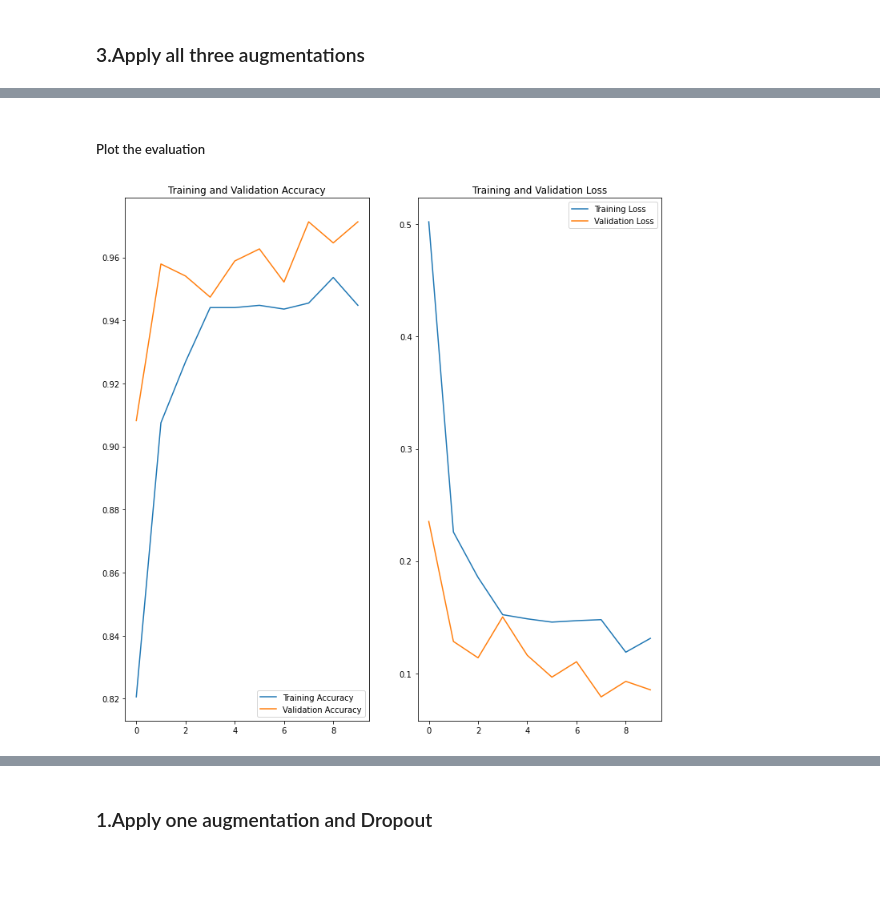
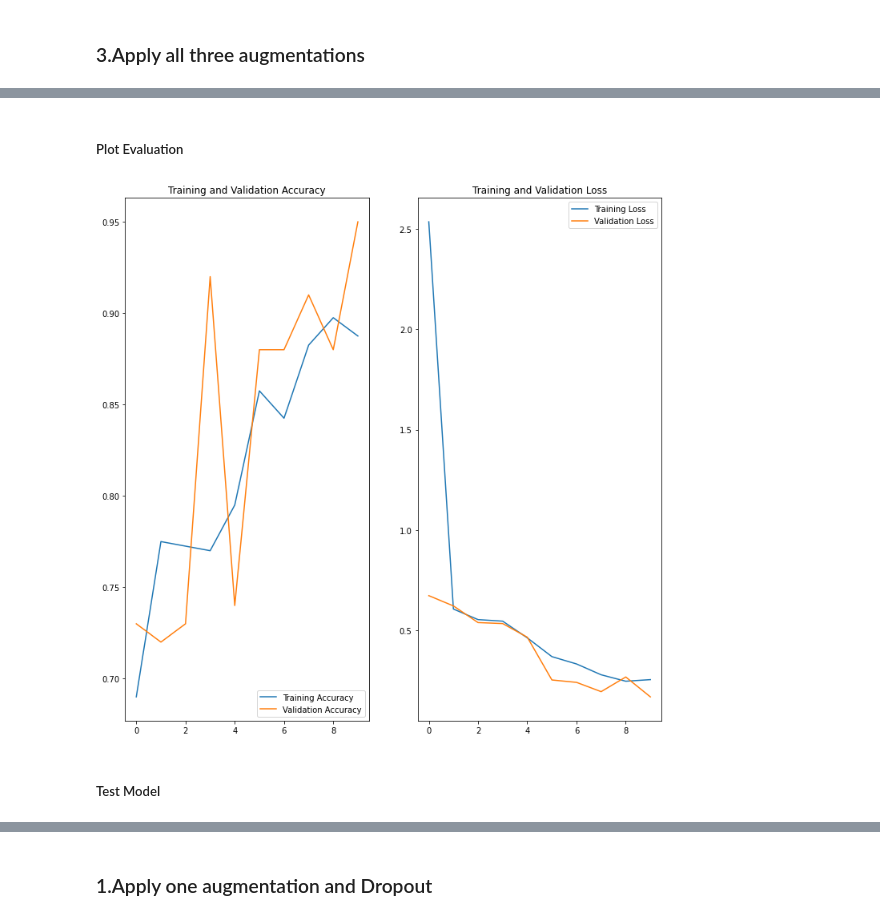
Before and after one commit to jooyeongkang/detection-pneumonia, a Jupyter notebook: ChestXRay_Pneumonia.ipynb, the cells around one changed output, grey strips where cells are left out. Cells and saved outputs as stored; diff of their text form; code cells hidden in the pictures; blank space fills up the shorter version.

```diff
--- a/ChestXRay_Pneumonia.ipynb
+++ b/ChestXRay_Pneumonia.ipynb
@@ -153,0 +183,13 @@ Using 1046 files for validation.
+# %%
+dt_train = tf.keras.preprocessing.image_dataset_from_directory(
+    directory=dir_dt_train,
+    labels='inferred',
+    label_mode='int',
+    class_names=None,
+    color_mode='grayscale', # Option: rgb
+    batch_size=batch_size,
+    image_size=(img_height, img_width),
+    shuffle=True,
+    seed=123,
+    validation_split= 1-(400/5232),
+    subset='training')
@@ -153,0 +199,13 @@ Using 1046 files for validation.
+# %%
+dt_val = tf.keras.preprocessing.image_dataset_from_directory(
+    directory=dir_dt_train,
+    labels='inferred',
+    label_mode='int',
+    class_names=None,
+    color_mode='grayscale', # Option: rgb
+    batch_size=batch_size,
+    image_size=(img_height, img_width),
+    shuffle=True,
+    seed=123,
+    validation_split=100/5232,
+    subset='validation')
@@ -833,5 +1058,5 @@ plt.show()
 # %%
 dt_augms = {'randomflip', 'randomrotation', 'randomzoom'}
-model_cnn = build_model(dt_train, dt_augms)
-model_cnn.summary()
+model_cnn_contrastive = build_model(dt_train, dt_augms)
+model_cnn_contrastive.summary()
 # %% [output]
@@ -857,7 +1082,7 @@ _________________________________________________________________
 # %%
 epochs=10
 
-model_cnn = model_cnn.fit(
+history = model_cnn_contrastive.fit(
     x=dt_train,
     validation_data=dt_val,
     epochs=epochs)
@@ -885,26 +1110,28 @@ Epoch 10/10
 # %% [markdown]
-##### Plot the evaluation
+##### Plot Evaluation
 # %%
-acc = model_cnn.history['accuracy']
-val_acc = model_cnn.history['val_accuracy']
+acc = history.history['accuracy']
+val_acc = history.history['val_accuracy']
 
-loss = model_cnn.history['loss']
-val_loss = model_cnn.history['val_loss']
+loss = history.history['loss']
+val_loss = history.history['val_loss']
 
 epochs_range = range(epochs)
 
 plt.figure(figsize=(12, 12))
 plt.subplot(1, 2, 1)
 plt.plot(epochs_range, acc, label='Training Accuracy')
 plt.plot(epochs_range, val_acc, label='Validation Accuracy')
 plt.legend(loc='lower right')
 plt.title('Training and Validation Accuracy')
 
 plt.subplot(1, 2, 2)
 plt.plot(epochs_range, loss, label='Training Loss')
 plt.plot(epochs_range, val_loss, label='Validation Loss')
 plt.legend(loc='upper right')
 plt.title('Training and Validation Loss')
 plt.show()
 # %% [output]
-[figure, old version]
+[figure, new version]
+# %% [markdown]
+##### Test Model
```
Also changed, not shown: parts of 90 cells of this notebook.
